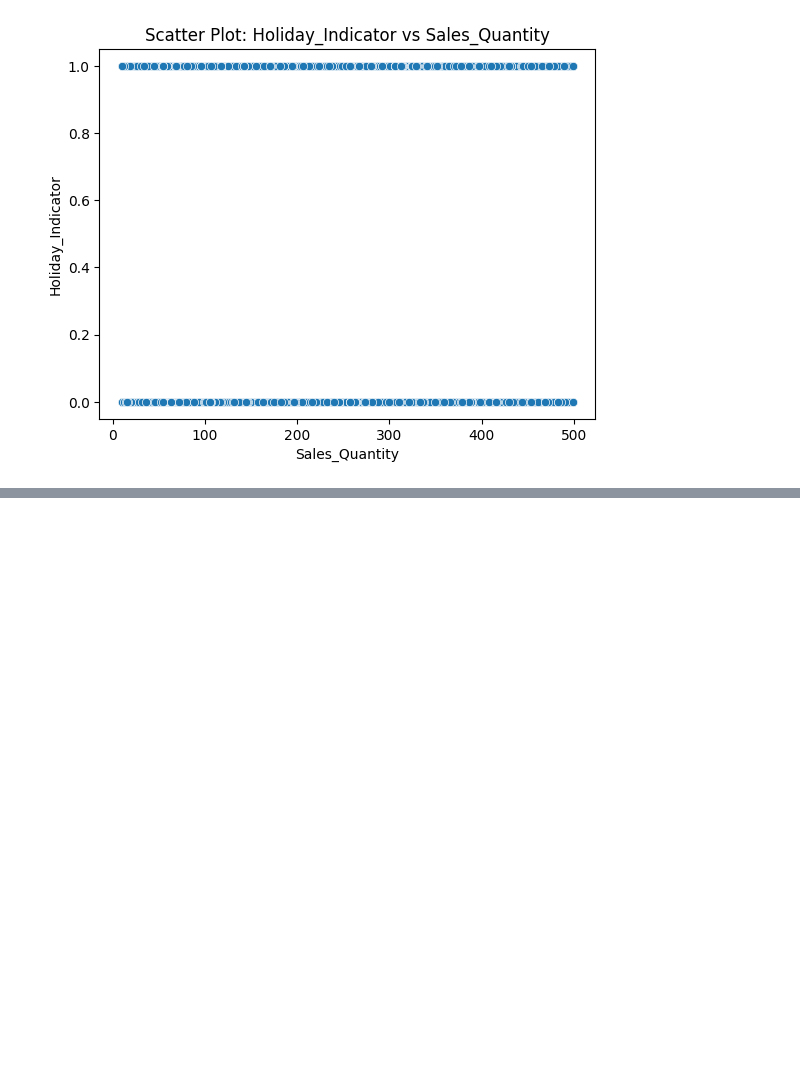
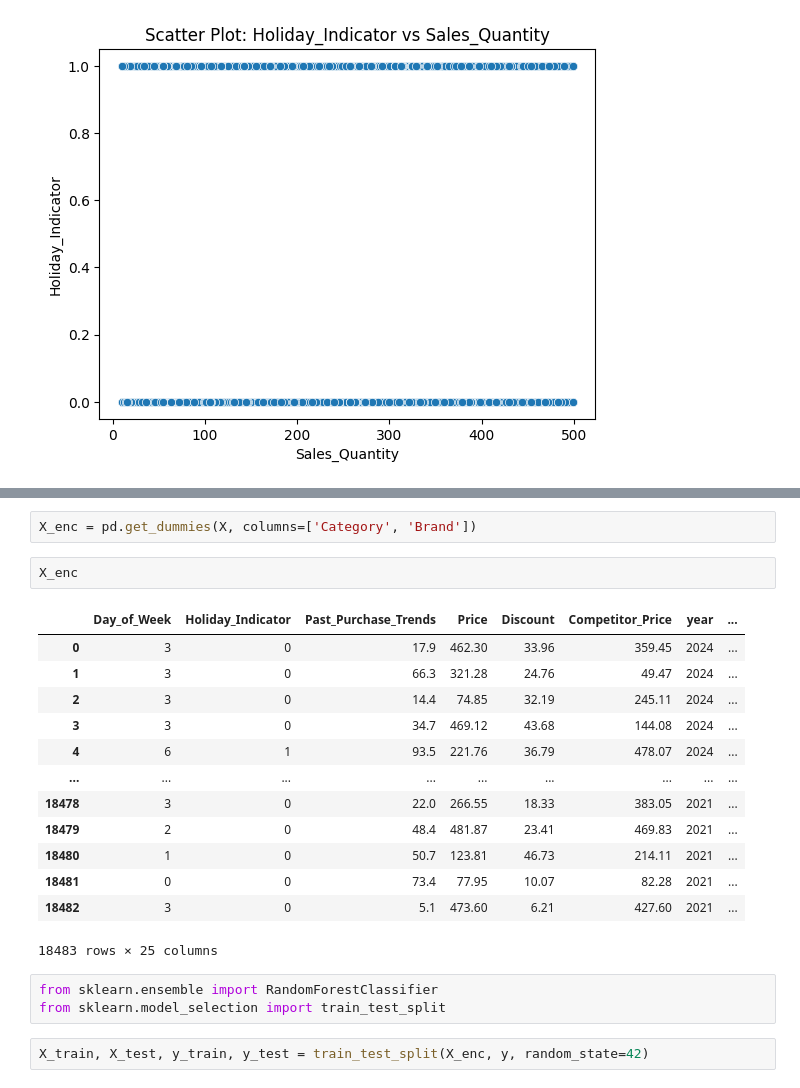
Before and after one commit to jwsadman/salesForecasting, a Jupyter notebook: notebook.ipynb, the cells around one changed output, grey strips where cells are left out. Drawn from its saved outputs; the diff is of its cells as text; blank space fills up the shorter version.

```diff
--- a/notebook.ipynb
+++ b/notebook.ipynb
@@ -600,0 +679,23 @@ pt.show()
+# %%
+X_enc = pd.get_dummies(X, columns=['Category', 'Brand'])
+# %%
+X_enc
+# %% [output]
+|  | Day_of_Week | Holiday_Indicator | Past_Purchase_Trends | Price | Discount | Competitor_Price | year | ... |
+| 0 | 3 | 0 | 17.9 | 462.30 | 33.96 | 359.45 | 2024 | ... |
+| 1 | 3 | 0 | 66.3 | 321.28 | 24.76 | 49.47 | 2024 | ... |
+| 2 | 3 | 0 | 14.4 | 74.85 | 32.19 | 245.11 | 2024 | ... |
+| 3 | 3 | 0 | 34.7 | 469.12 | 43.68 | 144.08 | 2024 | ... |
+| 4 | 6 | 1 | 93.5 | 221.76 | 36.79 | 478.07 | 2024 | ... |
+| ... | ... | ... | ... | ... | ... | ... | ... | ... |
+| 18478 | 3 | 0 | 22.0 | 266.55 | 18.33 | 383.05 | 2021 | ... |
+| 18479 | 2 | 0 | 48.4 | 481.87 | 23.41 | 469.83 | 2021 | ... |
+| 18480 | 1 | 0 | 50.7 | 123.81 | 46.73 | 214.11 | 2021 | ... |
+| 18481 | 0 | 0 | 73.4 | 77.95 | 10.07 | 82.28 | 2021 | ... |
+| 18482 | 3 | 0 | 5.1 | 473.60 | 6.21 | 427.60 | 2021 | ... |
+18483 rows × 25 columns
+# %%
+from sklearn.ensemble import RandomForestClassifier
+from sklearn.model_selection import train_test_split
+# %%
+X_train, X_test, y_train, y_test = train_test_split(X_enc, y, random_state=42)
```
Also changed, not shown: parts of 25 cells of this notebook.
